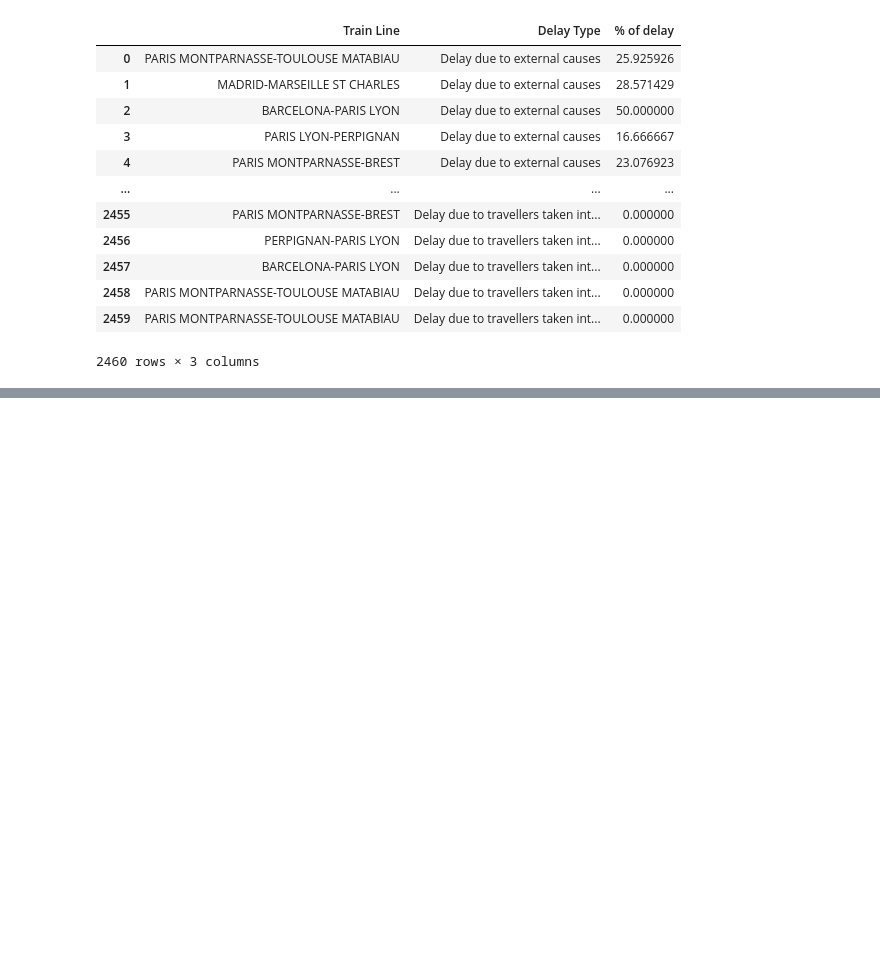
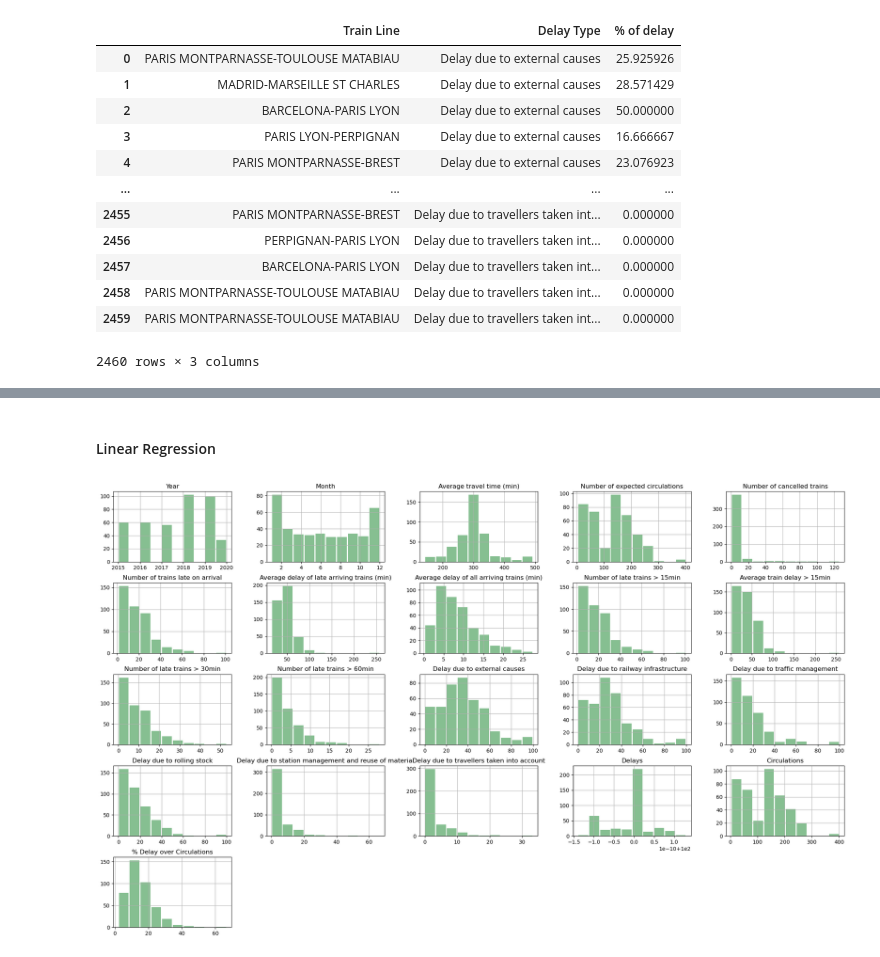
Before and after one commit to CrisMagdziak/Train_Traffic_Python, a Jupyter notebook: Trains_Project_v1.1.ipynb, the cells around one changed output, grey strips where cells are left out. Saved outputs shown, nothing was run; the diff lists cells and outputs as text; code cells hidden in the pictures; blank space fills up the shorter version.

Commit message:
regression

```diff
--- a/Trains_Project_v1.1.ipynb
+++ b/Trains_Project_v1.1.ipynb
@@ -942,0 +943,8 @@ dc.barplot(del_due, 'Train Line', 'Delay_Perc','', hue = 'Delay Type')
+# %% [markdown]
+#### Linear Regression
+# %%
+#Columns Distribution on Histograms
+df_late.hist(figsize=(25,15), color='#86bf91', rwidth=0.9)
+pass
+# %% [output]
+[figure, added]
```
Also changed, not shown: parts of 11 cells of this notebook.
